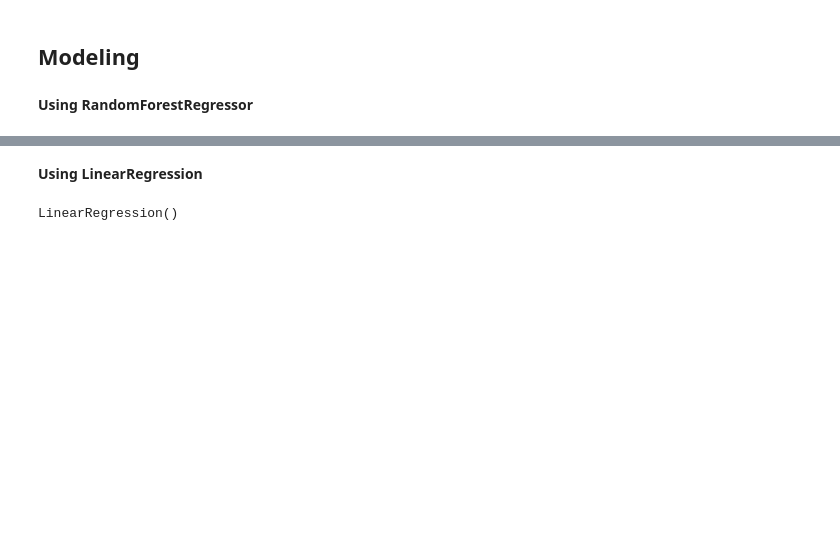
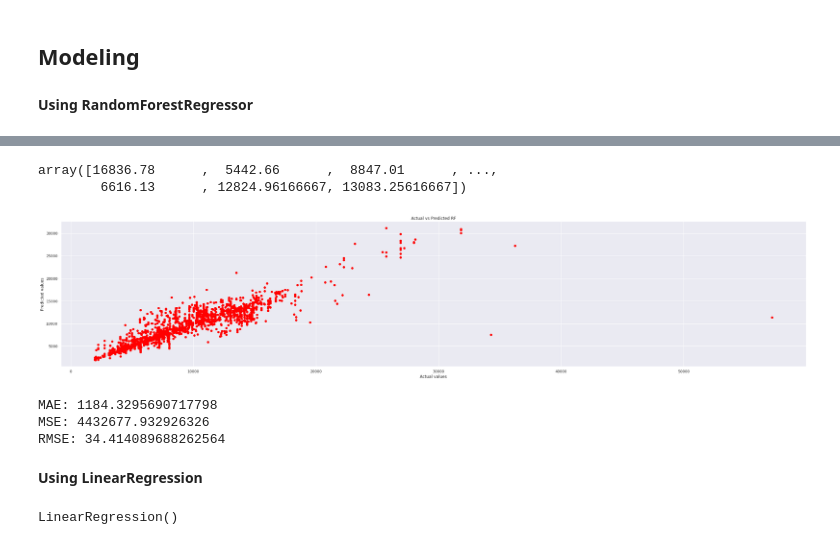
Before and after one commit to LiamAcker/FlightFarePredictor, a Jupyter notebook: ML.ipynb, the cells around one changed output, grey strips where cells are left out. Saved outputs shown, nothing was run; the diff lists cells and outputs as text; code cells hidden in the pictures; blank space fills up the shorter version.

```diff
--- a/ML.ipynb
+++ b/ML.ipynb
@@ -278,3 +274,26 @@ reg_rf.score(X_test,y_test)
+# %%
+y_pred_rf = reg_rf.predict(X_test)
+y_pred_rf
+# %% [output]
+array([16836.78      ,  5442.66      ,  8847.01      , ...,
+        6616.13      , 12824.96166667, 13083.25616667])
+# %%
+plt.scatter(y_test, y_pred_rf, color='red')
+plt.title("Actual vs Predicted RF")
+plt.xlabel("Actual values")
+plt.ylabel("Predicted values")
+plt.show()
+# %% [output]
+[figure, added]
+# %%
+from sklearn import metrics
+print('MAE:',metrics.mean_absolute_error(y_test,y_pred_rf))
+print('MSE:',metrics.mean_squared_error(y_test,y_pred_rf))
+print('RMSE:',np.sqrt(metrics.mean_absolute_error(y_test,y_pred_rf)))
+# %% [output]
+MAE: 1184.3295690717798
+MSE: 4432677.932926326
+RMSE: 34.414089688262564
 # %% [markdown]
 **Using LinearRegression**
 # %%
```
Also changed, not shown: parts of 13 cells of this notebook.
